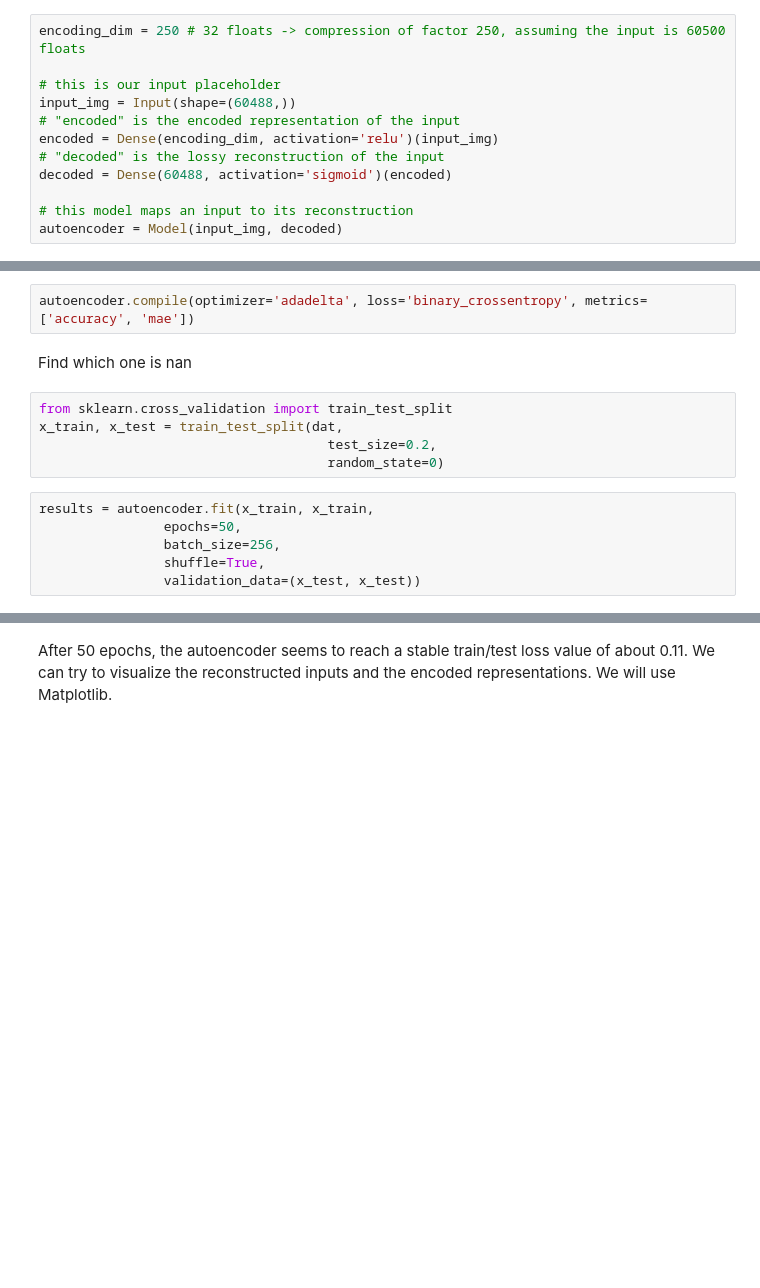
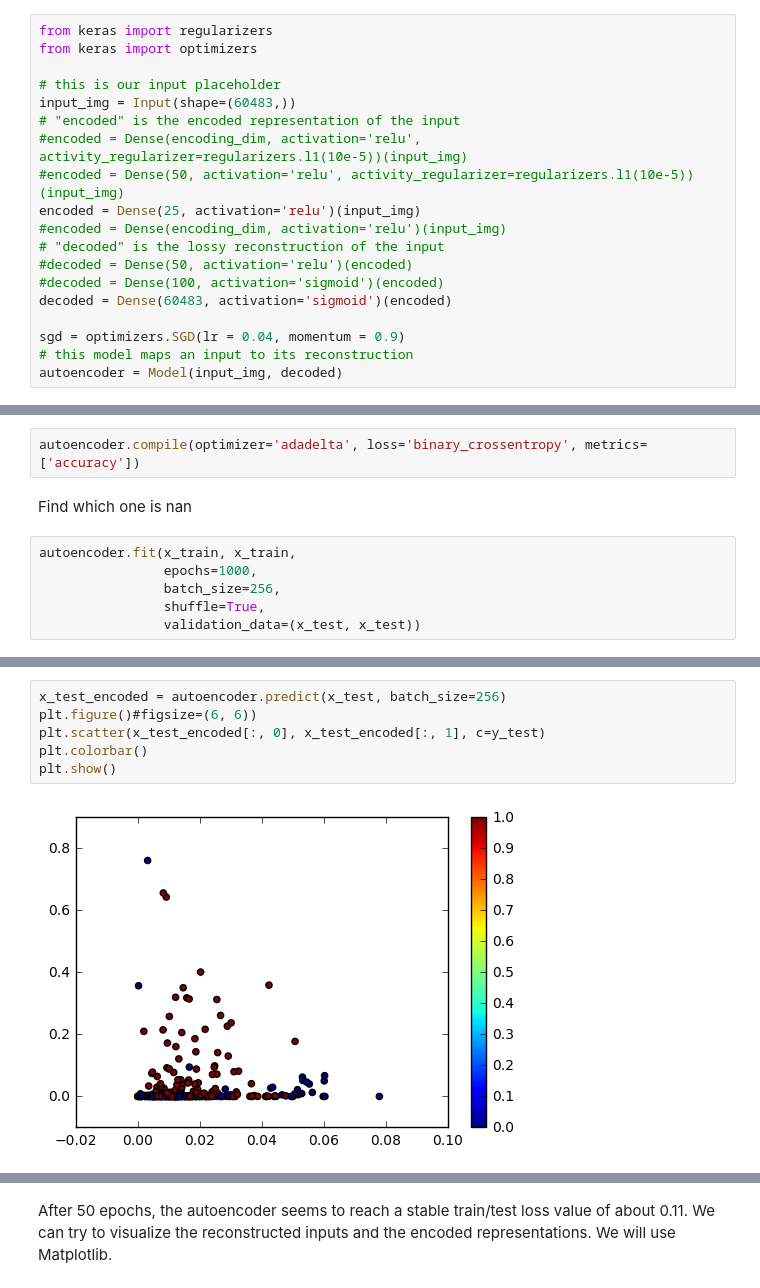
Before and after one commit to billchenxi/DL_Cancer, a Jupyter notebook: Analysis.ipynb, the cells around one changed output, grey strips where cells are left out. Cells and saved outputs as stored; diff of their text form; blank space fills up the shorter version.

```diff
--- a/Analysis.ipynb
+++ b/Analysis.ipynb
@@ -180,14 +414,21 @@ results
 from keras.layers import Input, Dense
 from keras.models import Model
 # %%
-encoding_dim = 250 # 32 floats -> compression of factor 250, assuming the input is 60500 floats
+from keras import regularizers
+from keras import optimizers
 
 # this is our input placeholder
-input_img = Input(shape=(60488,))
+input_img = Input(shape=(60483,))
 # "encoded" is the encoded representation of the input
-encoded = Dense(encoding_dim, activation='relu')(input_img)
+#encoded = Dense(encoding_dim, activation='relu', activity_regularizer=regularizers.l1(10e-5))(input_img)
+#encoded = Dense(50, activation='relu', activity_regularizer=regularizers.l1(10e-5))(input_img)
+encoded = Dense(25, activation='relu')(input_img)
+#encoded = Dense(encoding_dim, activation='relu')(input_img)
 # "decoded" is the lossy reconstruction of the input
-decoded = Dense(60488, activation='sigmoid')(encoded)
+#decoded = Dense(50, activation='relu')(encoded)
+#decoded = Dense(100, activation='sigmoid')(encoded)
+decoded = Dense(60483, activation='sigmoid')(encoded)
 
+sgd = optimizers.SGD(lr = 0.04, momentum = 0.9)
 # this model maps an input to its reconstruction
 autoencoder = Model(input_img, decoded)
@@ -212,15 +435,10 @@ First, we'll configure our model to use a per-pixel binary crossentropy loss, an
 # %%
-autoencoder.compile(optimizer='adadelta', loss='binary_crossentropy', metrics=['accuracy', 'mae'])
+autoencoder.compile(optimizer='adadelta', loss='binary_crossentropy', metrics=['accuracy'])
 # %% [markdown]
 Find which one is nan
-# %%
-from sklearn.cross_validation import train_test_split
-x_train, x_test = train_test_split(dat,
-                                     test_size=0.2,
-                                     random_state=0)
 # %%
-results = autoencoder.fit(x_train, x_train,
-                epochs=50,
+autoencoder.fit(x_train, x_train,
+                epochs=1000,
                 batch_size=256,
                 shuffle=True,
                 validation_data=(x_test, x_test))
@@ -232,0 +464,8 @@ KeyboardInterrupt:
+# %%
+x_test_encoded = autoencoder.predict(x_test, batch_size=256)
+plt.figure()#figsize=(6, 6))
+plt.scatter(x_test_encoded[:, 0], x_test_encoded[:, 1], c=y_test)
+plt.colorbar()
+plt.show()
+# %% [output]
+[figure, added]
```
Also changed, not shown: parts of 72 cells of this notebook, 1 other file.
